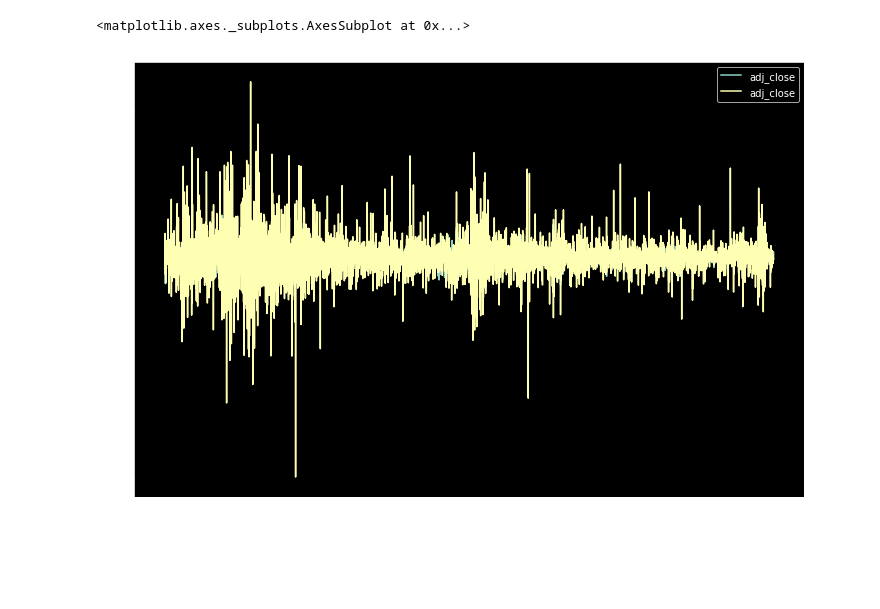
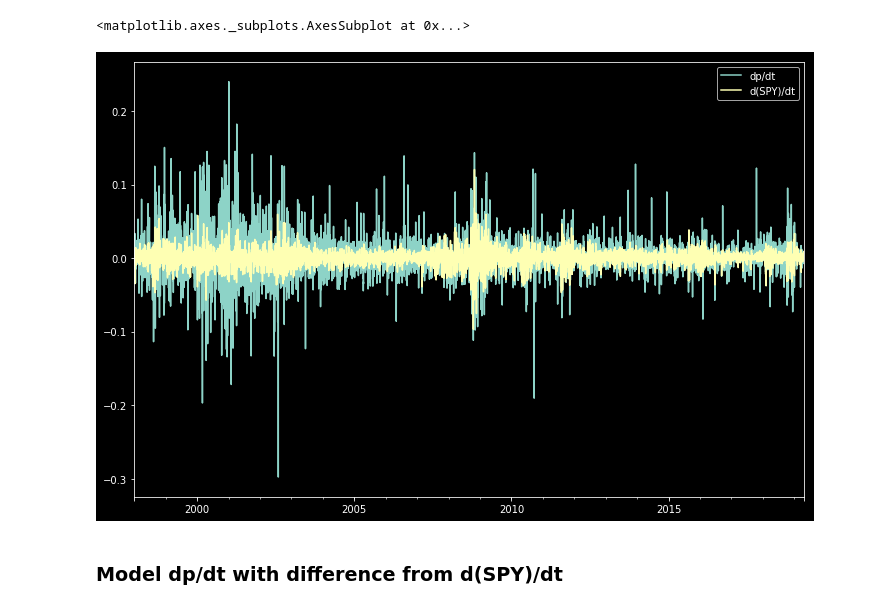
Before and after one commit to jackmuskopf/market-test-scratch, a Jupyter notebook: model-dev/linear-model.ipynb, the cells around one changed output. Saved outputs shown, nothing was run; the diff lists cells and outputs as text; code cells hidden in the pictures; blank space fills up the shorter version.

```diff
--- a/model-dev/linear-model.ipynb
+++ b/model-dev/linear-model.ipynb
@@ -9,7 +11,8 @@ spy = stock_prices('SPY')
 # %%
 df = stock_prices('ADBE')
 # %%
-spy_smooth = spy.pct_change().adj_close#.rolling(window=40, win_type='gaussian', center=True).mean(std=20)
+spy_ac_dt = spy.pct_change().adj_close
+    #  dont use this smoothing, as is sort of cheating in the model # .rolling(window=40, win_type='gaussian', center=True).mean(std=20)
 # %%
 pct_ch = df.pct_change()
-adj_close_deltas = pct_ch.adj_close
+adj_close_dt = pct_ch.adj_close
@@ -18,6 +19,6 @@ sm_adj_close_dt = adj_close_deltas#.rolling(window=40, win_type='gaussian', cent
 # %%
 
-pd.concat([spy_smooth,sm_adj_close_dt], axis=1).plot(figsize=(12,8))
+pd.concat([adj_close_dt.rename("dp/dt"),spy_ac_dt.rename("d(SPY)/dt")], axis=1).plot(figsize=(12,8))
 # %% [output]
 <matplotlib.axes._subplots.AxesSubplot at 0x...>
-[figure, old version]
+[figure, new version]
@@ -25,0 +25,2 @@ diff = spy_smooth - sm_adj_close_dt
+# %% [markdown]
+### Model dp/dt with difference from d(SPY)/dt
```
Also changed, not shown: parts of 26 cells of this notebook, 6 other files.
